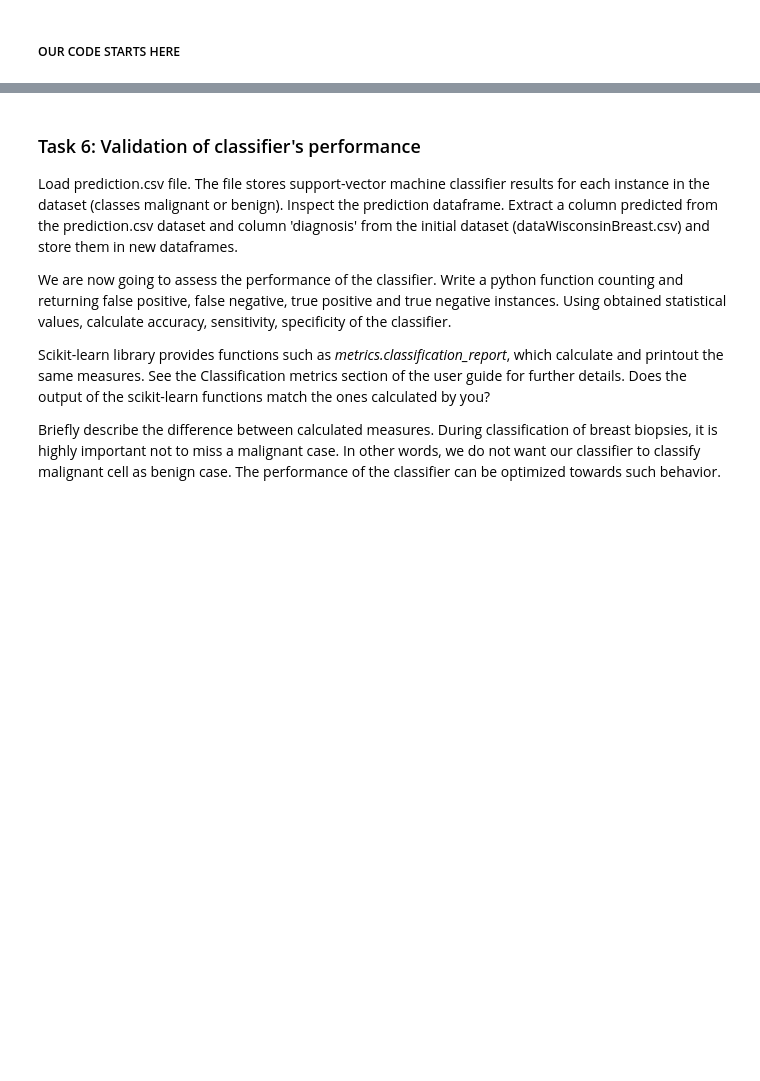
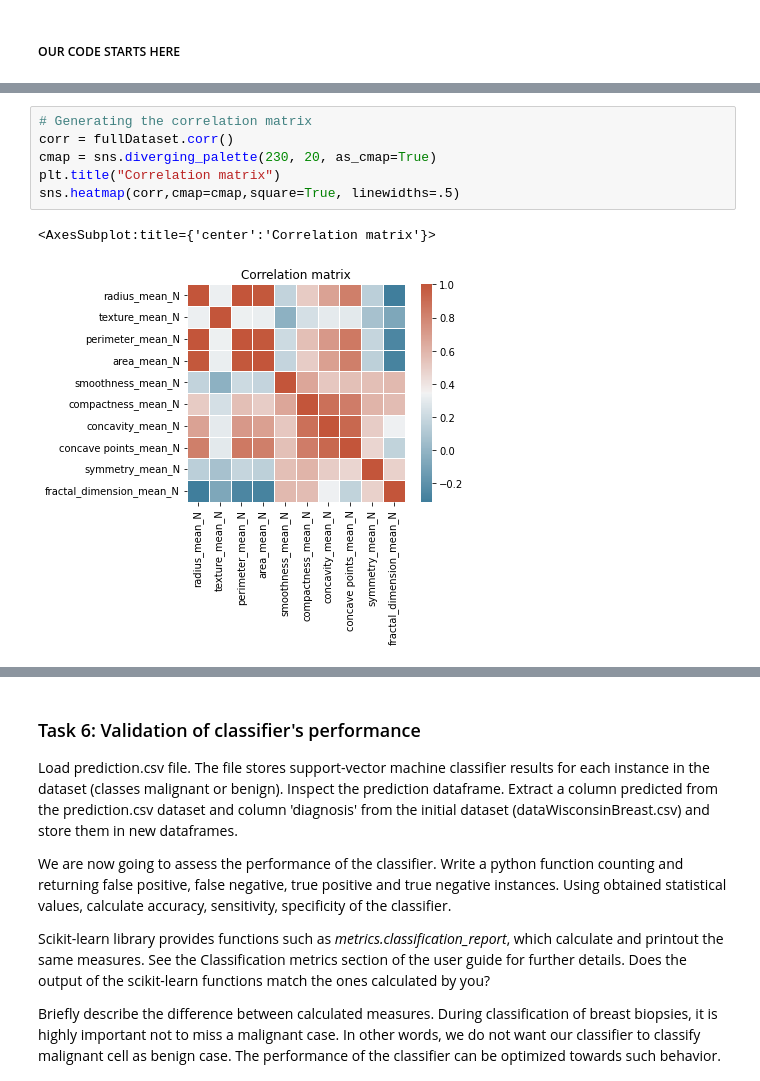
Before and after one commit to Aneruth/Clinical-Decision-Support-System, a Jupyter notebook: WPO1/WPO1-Student.ipynb, the cells around one changed output, grey strips where cells are left out. Drawn from its saved outputs; the diff is of its cells as text; blank space fills up the shorter version.

```diff
--- a/WPO1/WPO1-Student.ipynb
+++ b/WPO1/WPO1-Student.ipynb
@@ -375,0 +400,9 @@ import seaborn as sns
+# %%
+# Generating the correlation matrix
+corr = fullDataset.corr()
+cmap = sns.diverging_palette(230, 20, as_cmap=True)
+plt.title("Correlation matrix")
+sns.heatmap(corr,cmap=cmap,square=True, linewidths=.5)
+# %% [output]
+<AxesSubplot:title={'center':'Correlation matrix'}>
+[figure, added]
```
Also changed, not shown: parts of 10 cells of this notebook.
